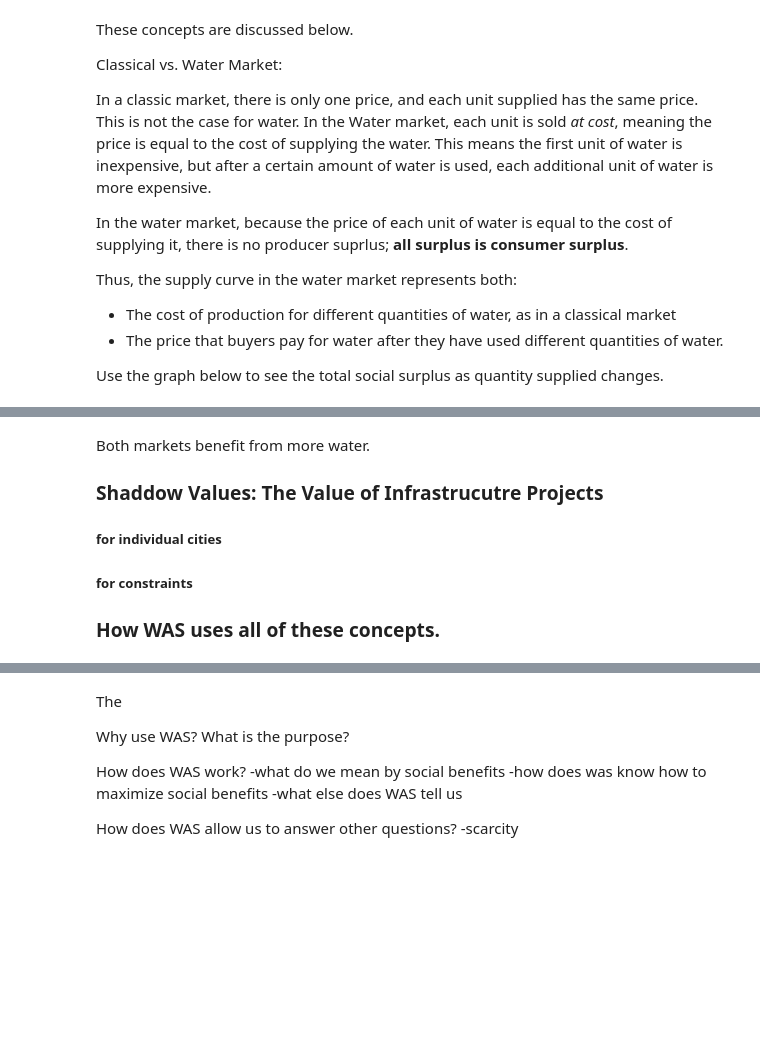
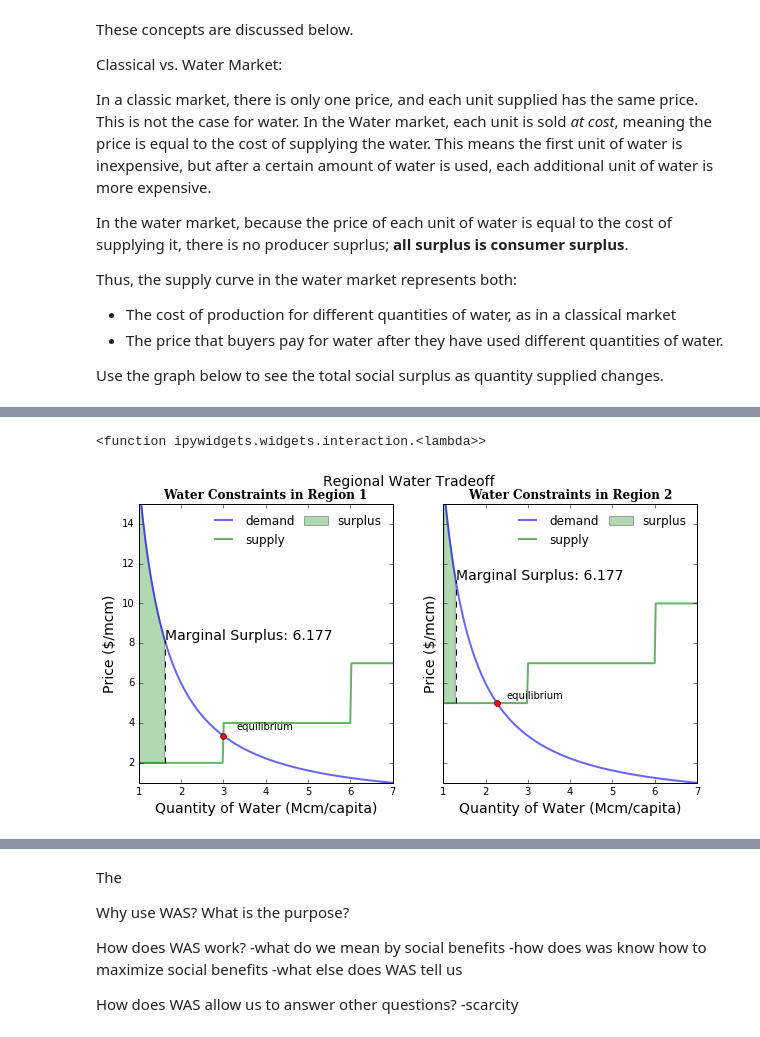
Before and after one commit to akaufman10/was, a Jupyter notebook: trainings/Intro_Theory.ipynb, the cells around one changed output, grey strips where cells are left out. Drawn from its saved outputs; the diff is of its cells as text; code cells hidden in the pictures; blank space fills up the shorter version.

```diff
--- a/trainings/Intro_Theory.ipynb
+++ b/trainings/Intro_Theory.ipynb
@@ -185,17 +190,6 @@ To find the optimal allocation, we want to find the allocation where the benefit
-# %% [markdown]
-Both markets benefit from more water.
-
-
-
-
-
-### Shaddow Values: The Value of Infrastrucutre Projects
-
-
-
-##### for individual cities
-
-##### for constraints
-
-
-### How WAS uses all of these concepts.
+# %%
+graphMaker.annotate()
+interact(graphMaker.drawOptimalTradeoff,totalSupply = (2,5,.1), otherMarket = fixed(highAltMarket),annotate=fixed(True), continuous_update=False)
+# %% [output]
+<function ipywidgets.widgets.interaction.<lambda>>
+[figure, added]
```
Also changed, not shown: parts of 18 cells of this notebook, 3 other files.
